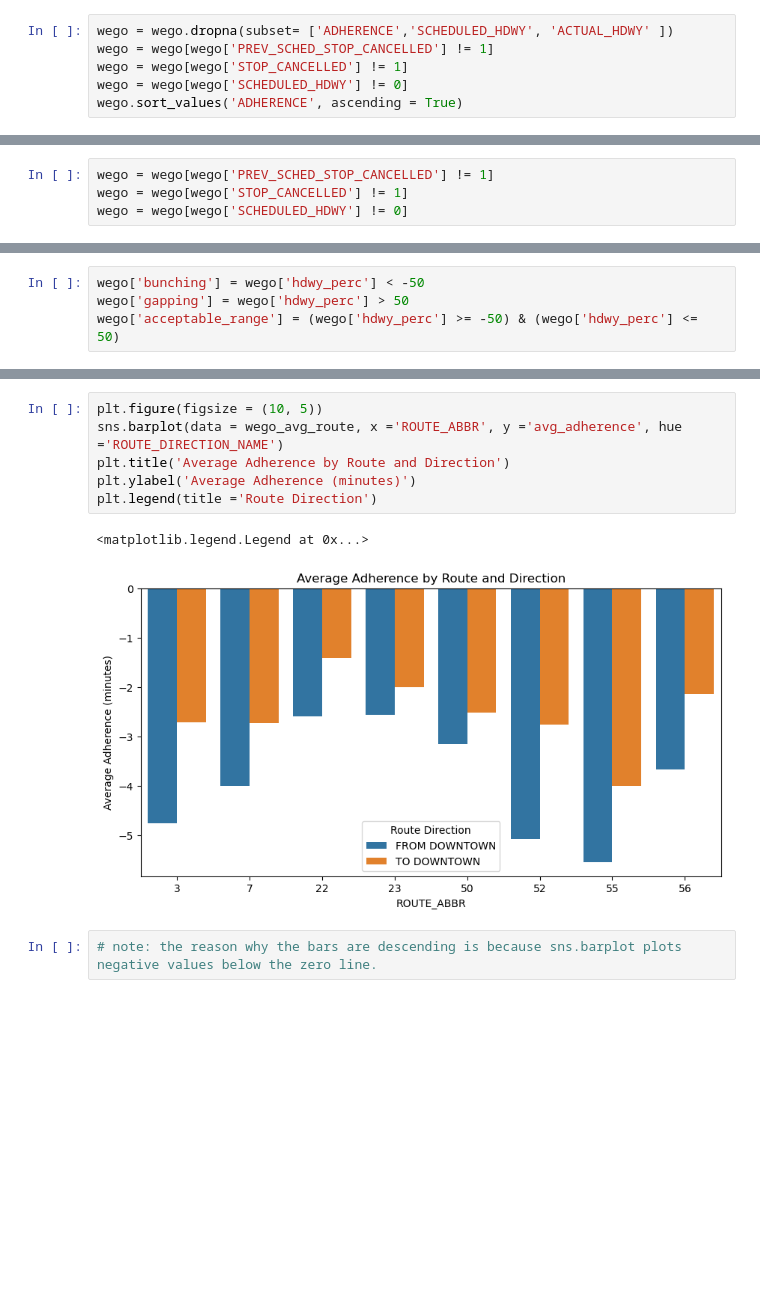
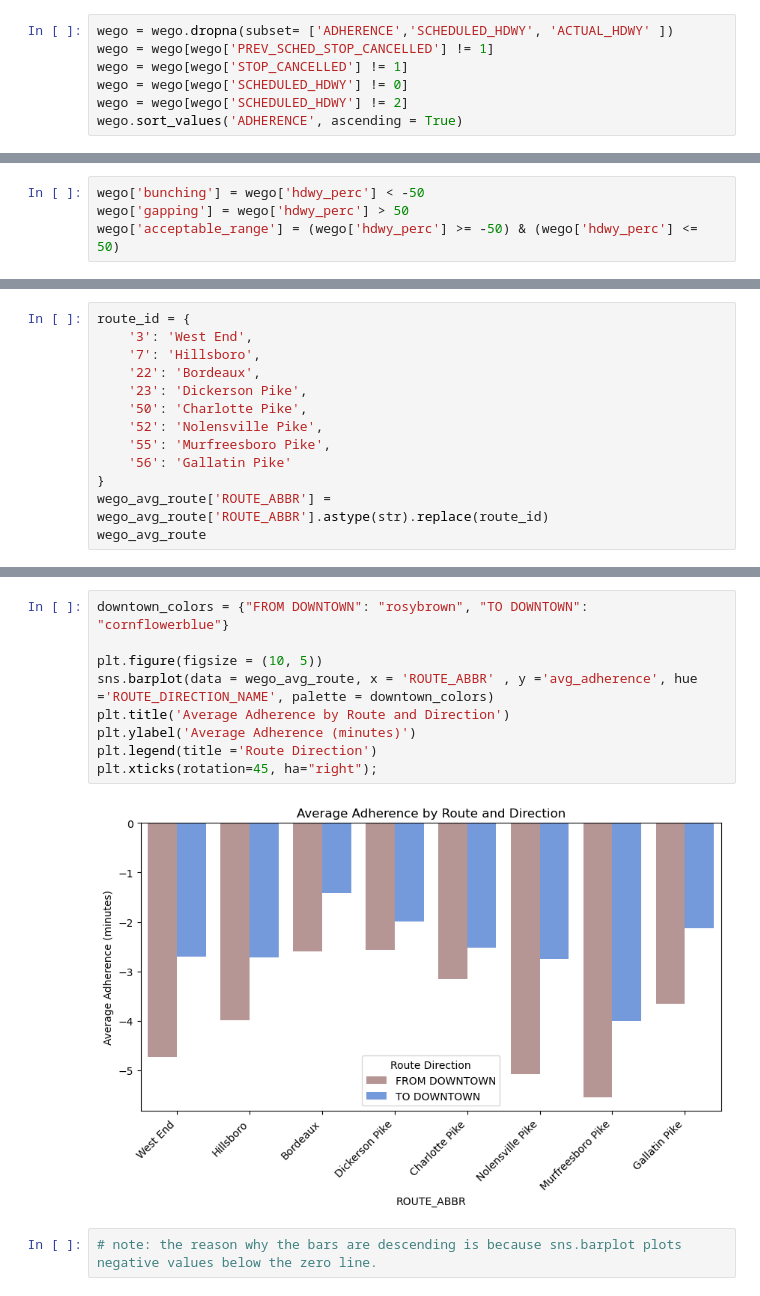
Before and after one commit to NSS-Data-Analytics-Cohort-11/wego-the-brotherhood-of-steel, a Jupyter notebook: notebooks/WeGo_Data_Project.ipynb, the cells around one changed output, grey strips where cells are left out. Drawn from its saved outputs; the diff is of its cells as text; blank space fills up the shorter version.

```diff
--- a/notebooks/WeGo_Data_Project.ipynb
+++ b/notebooks/WeGo_Data_Project.ipynb
@@ -251,6 +251,7 @@ wego = wego.dropna(subset= ['ADHERENCE','SCHEDULED_HDWY', 'ACTUAL_HDWY' ])
 wego = wego[wego['PREV_SCHED_STOP_CANCELLED'] != 1]
 wego = wego[wego['STOP_CANCELLED'] != 1]
 wego = wego[wego['SCHEDULED_HDWY'] != 0]
+wego = wego[wego['SCHEDULED_HDWY'] != 2]
 wego.sort_values('ADHERENCE', ascending = True)
 # %% [output]
 |  | CALENDAR_ID | SERVICE_ABBR | ADHERENCE_ID | DATE | ROUTE_ABBR | BLOCK_ABBR | OPERATOR | TRIP_ID | ... |
@@ -269,7 +270,3 @@ wego.sort_values('ADHERENCE', ascending = True)
-# %%
-wego = wego[wego['PREV_SCHED_STOP_CANCELLED'] != 1]
-wego = wego[wego['STOP_CANCELLED'] != 1]
-wego = wego[wego['SCHEDULED_HDWY'] != 0]
 # %%
 all_routes = len(wego)
 all_routes
@@ -540,3 +530,16 @@ wego_avg_route
 | 13 | 55 | TO DOWNTOWN | -4.002640 | 2.274185 | 0.757528 |
 | 14 | 56 | FROM DOWNTOWN | -3.658978 | 1.305156 | 0.769467 |
 | 15 | 56 | TO DOWNTOWN | -2.130070 | 0.842463 | 0.880689 |
+# %%
+route_id = {
+    '3': 'West End',
+    '7': 'Hillsboro',
+    '22': 'Bordeaux',
+    '23': 'Dickerson Pike',
+    '50': 'Charlotte Pike',
+    '52': 'Nolensville Pike',
+    '55': 'Murfreesboro Pike',
+    '56': 'Gallatin Pike'
+}
+wego_avg_route['ROUTE_ABBR'] = wego_avg_route['ROUTE_ABBR'].astype(str).replace(route_id)
+wego_avg_route
@@ -543,12 +564,14 @@ wego_avg_route
 # %%
+downtown_colors = {"FROM DOWNTOWN": "rosybrown", "TO DOWNTOWN": "cornflowerblue"}
+
 plt.figure(figsize = (10, 5))
-sns.barplot(data = wego_avg_route, x ='ROUTE_ABBR', y ='avg_adherence', hue ='ROUTE_DIRECTION_NAME')
+sns.barplot(data = wego_avg_route, x = 'ROUTE_ABBR' , y ='avg_adherence', hue ='ROUTE_DIRECTION_NAME', palette = downtown_colors)
 plt.title('Average Adherence by Route and Direction')
 plt.ylabel('Average Adherence (minutes)')
 plt.legend(title ='Route Direction')
+plt.xticks(rotation=45, ha="right");
 # %% [output]
-<matplotlib.legend.Legend at 0x...>
-[figure, old version]
+[figure, new version]
 # %%
 # note: the reason why the bars are descending is because sns.barplot plots negative values below the zero line.
 # %%
```
Also changed, not shown: parts of 92 cells of this notebook, 4 other files.
